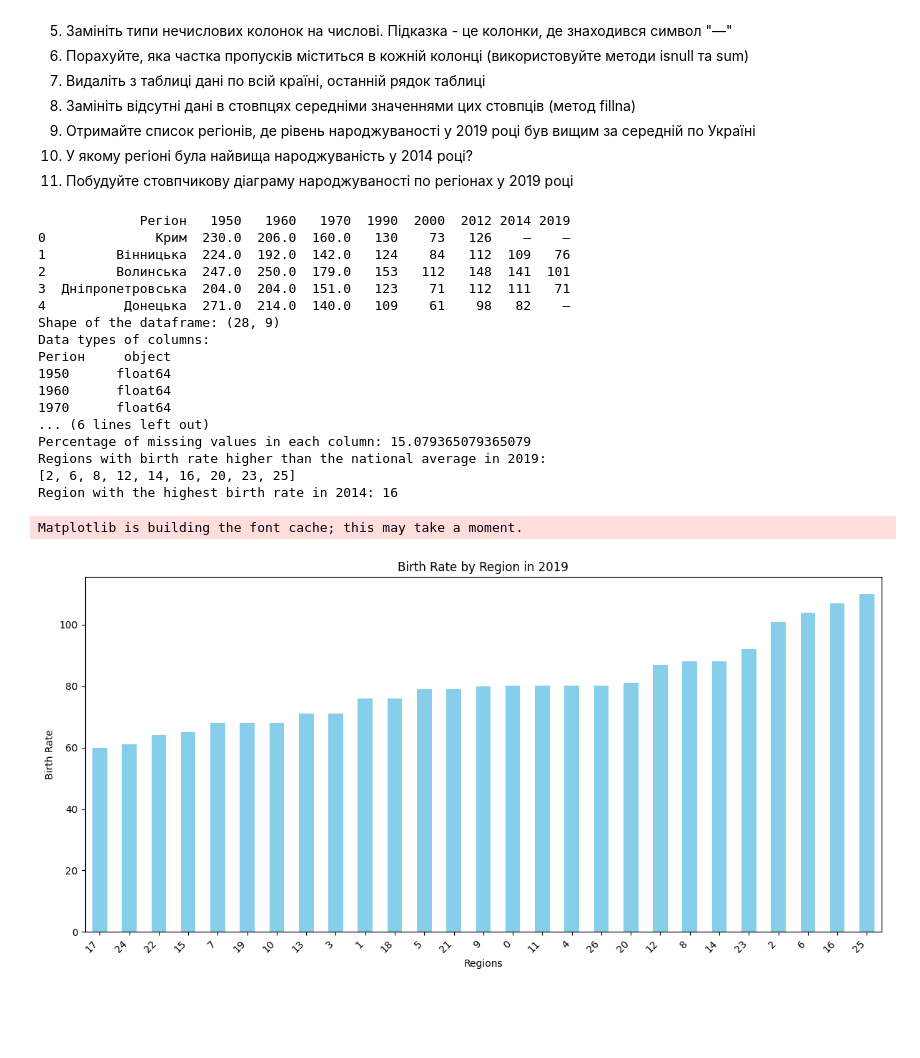
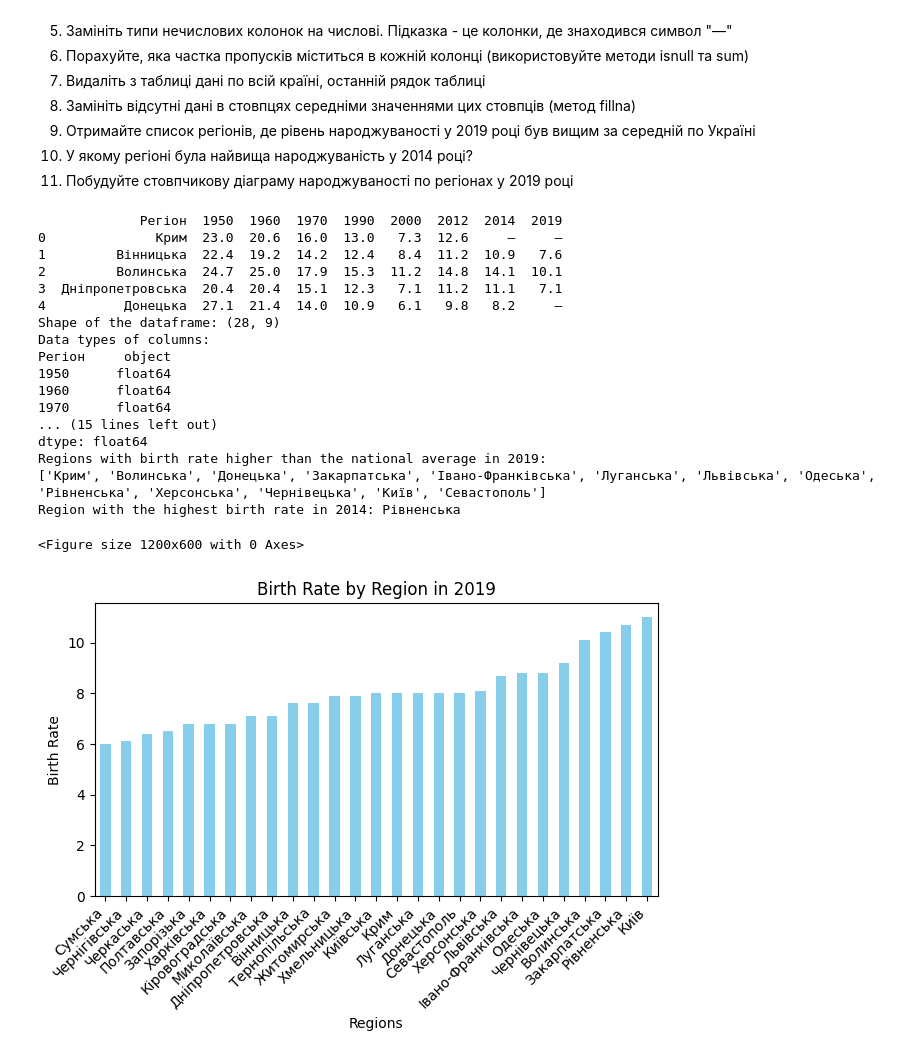
Before and after one commit to SLenko/Data_Science, a Jupyter notebook: Hw2.1.ipynb, the cells around one changed output. Cells and saved outputs as stored; diff of their text form; code cells hidden in the pictures; blank space fills up the shorter version.

```diff
--- a/Hw2.1.ipynb
+++ b/Hw2.1.ipynb
@@ -18,70 +18,77 @@
 11. Побудуйте стовпчикову діаграму народжуваності по регіонах у 2019 році
 # %%
 import pandas as pd
+import matplotlib.pyplot as plt
 
-url = "https://uk.wikipedia.org/wiki/%D0%9D%D0%B0%D1%81%D0%B5%D0%BB%D0%B5%D0%BD%D0%BD%D1%8F_%D0%A3%D0%BA%D1%80%D0%B0%D1%97%D0%BD%D0%B8"
-tables = pd.read_html(url, header=0)  # header=0 для того, щоб врахувати перший рядок як заголовок
+# Зчитування таблиці з Вікіпедії
+url = "https://uk.wikipedia.org/wiki/%D0%9D%D0%B0%D1%81%D0%B5%D0%BB%D0%B5%D0%BD%D0%BD%D1%8F_%D0%A3%D0%BA%D1%80%D0%B0%D1%97%D0%BD%D0%B8#%D0%9D%D0%B0%D1%80%D0%BE%D0%B4%D0%B6%D1%83%D0%B2%D0%B0%D0%BD%D1%96%D1%81%D1%82%D1%8C"
+df = pd.read_html(url, match='Коефіцієнт народжуваності в регіонах України', thousands='.', decimal=',')[0]
 
-df = tables[12]  # Вибираємо правильну таблицю зі списку зчитаних таблиц
+# Виведення перших рядків таблиці
 print(df.head())
 
-print('Shape of the dataframe:', df.shape) # Визначення кількості рядків
+# Визначення кількості рядків та стовпців у датафреймі
+print('Shape of the dataframe:', df.shape)
 
-df = df.replace('—', pd.NA) # Заміна '-' на NaN
+# Заміна '—' на NaN
+df = df.replace('—', pd.NA)
 
+# Виведення типів даних колонок
 print('Data types of columns:')
 print(df.dtypes)
 
-df = df.apply(pd.to_numeric, errors='coerce') # Заміна типів колонок, де є NaN
+# Заміна типів колонок, де є NaN, на числові
+df.iloc[:, 1:] = df.iloc[:, 1:].apply(pd.to_numeric, errors='coerce')
 
 # Обчислення частки пропусків в кожному стовпці
-missing_percentages = df.isnull().mean(None) * 100
+missing_percentages = df.isnull().mean() * 100
 print('Percentage of missing values in each column:', missing_percentages)
 
-df = df.drop(df.tail(1).index) # Видалення останнього рядка
+# Видалення останнього рядка (дані по всій країні)
+df = df.drop(df.tail(1).index)
 
-df = df.fillna(df.mean()) # Заміна відсутніх даних в стовпцях середніми значеннями
+# Заміна відсутніх даних в стовпцях середніми значеннями
+df.iloc[:, 1:] = df.iloc[:, 1:].fillna(df.iloc[:, 1:].mean())
 
 # Список регіонів, де народжуваність у 2019 році була вищою за середню по Україні
-regions_higher_than_avg_2019 = df[df['2019'] > df['2019'].mean()].index.tolist()
+regions_higher_than_avg_2019 = df[df['2019'] > df['2019'].mean()]['Регіон'].tolist()
 print('Regions with birth rate higher than the national average in 2019:')
 print(regions_higher_than_avg_2019)
 
 # Регіон з найвищою народжуваністю у 2014 році
-region_highest_birthrate_2014 = df['2014'].idxmax()
+region_highest_birthrate_2014 = df.loc[df['2014'].idxmax()]['Регіон']
 print('Region with the highest birth rate in 2014:', region_highest_birthrate_2014)
 
+# Вибір лише регіонів та їх народжуваність у 2019 році
+data_2019 = df[['Регіон', '2019']].dropna()
 
-import matplotlib.pyplot as plt
-
-# Виберемо лише регіони та їх народжуваність у 2019 році
-data_2019 = df['2019'].dropna()
-
+# Побудова графіка
 plt.figure(figsize=(12, 6))
-data_2019.sort_values().plot(kind='bar', color='skyblue')
+data_2019.set_index('Регіон', inplace=True)
+data_2019.sort_values(by='2019').plot(kind='bar', color='skyblue', legend=False)
 plt.title('Birth Rate by Region in 2019')
 plt.xlabel('Regions')
 plt.ylabel('Birth Rate')
 plt.xticks(rotation=45, ha='right')
 plt.tight_layout()
 plt.show()
 # %% [output]
-             Регіон   1950   1960   1970  1990  2000  2012 2014 2019
-0              Крим  230.0  206.0  160.0   130    73   126    —    —
-1         Вінницька  224.0  192.0  142.0   124    84   112  109   76
-2         Волинська  247.0  250.0  179.0   153   112   148  141  101
-3  Дніпропетровська  204.0  204.0  151.0   123    71   112  111   71
-4          Донецька  271.0  214.0  140.0   109    61    98   82    —
+             Регіон  1950  1960  1970  1990  2000  2012  2014  2019
+0              Крим  23.0  20.6  16.0  13.0   7.3  12.6     —     —
+1         Вінницька  22.4  19.2  14.2  12.4   8.4  11.2  10.9   7.6
+2         Волинська  24.7  25.0  17.9  15.3  11.2  14.8  14.1  10.1
+3  Дніпропетровська  20.4  20.4  15.1  12.3   7.1  11.2  11.1   7.1
+4          Донецька  27.1  21.4  14.0  10.9   6.1   9.8   8.2     —
 Shape of the dataframe: (28, 9)
 Data types of columns:
 Регіон     object
 1950      float64
 1960      float64
 1970      float64
-... (6 lines left out)
-Percentage of missing values in each column: 15.079365079365079
+... (15 lines left out)
+dtype: float64
 Regions with birth rate higher than the national average in 2019:
-[2, 6, 8, 12, 14, 16, 20, 23, 25]
-Region with the highest birth rate in 2014: 16
+['Крим', 'Волинська', 'Донецька', 'Закарпатська', 'Івано-Франківська', 'Луганська', 'Львівська', 'Одеська', 'Рівненська', 'Херсонська', 'Чернівецька', 'Київ', 'Севастополь']
+Region with the highest birth rate in 2014: Рівненська
-Matplotlib is building the font cache; this may take a moment.
+<Figure size 1200x600 with 0 Axes>
-[figure, old version]
+[figure, new version]
```
Also changed, not shown: 5 other files.
